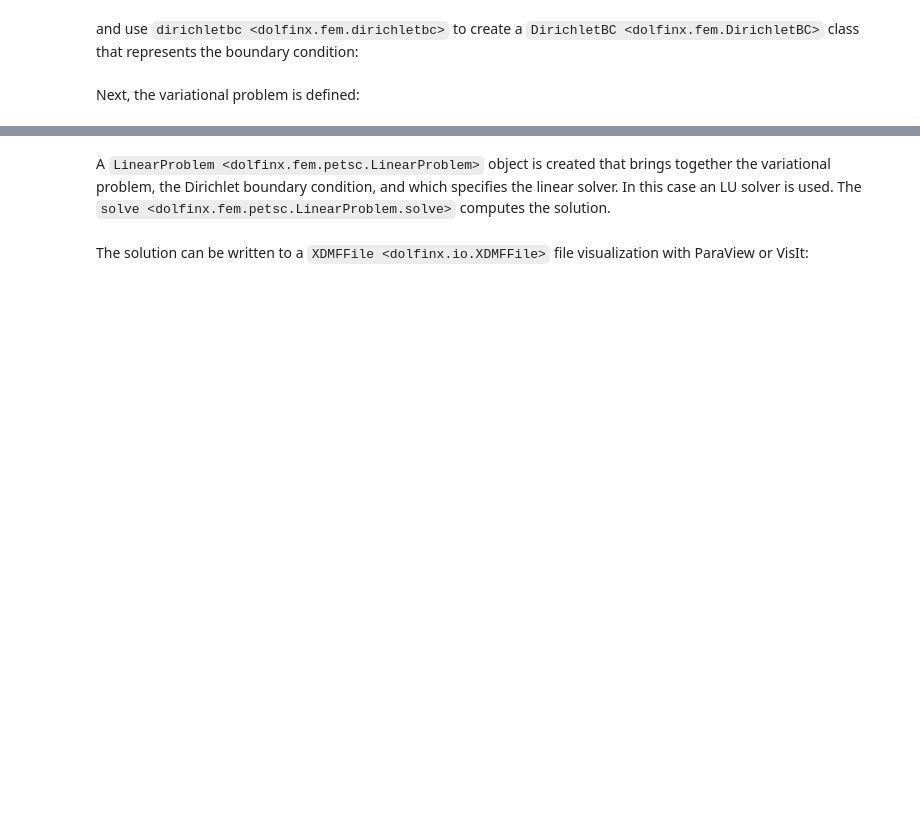
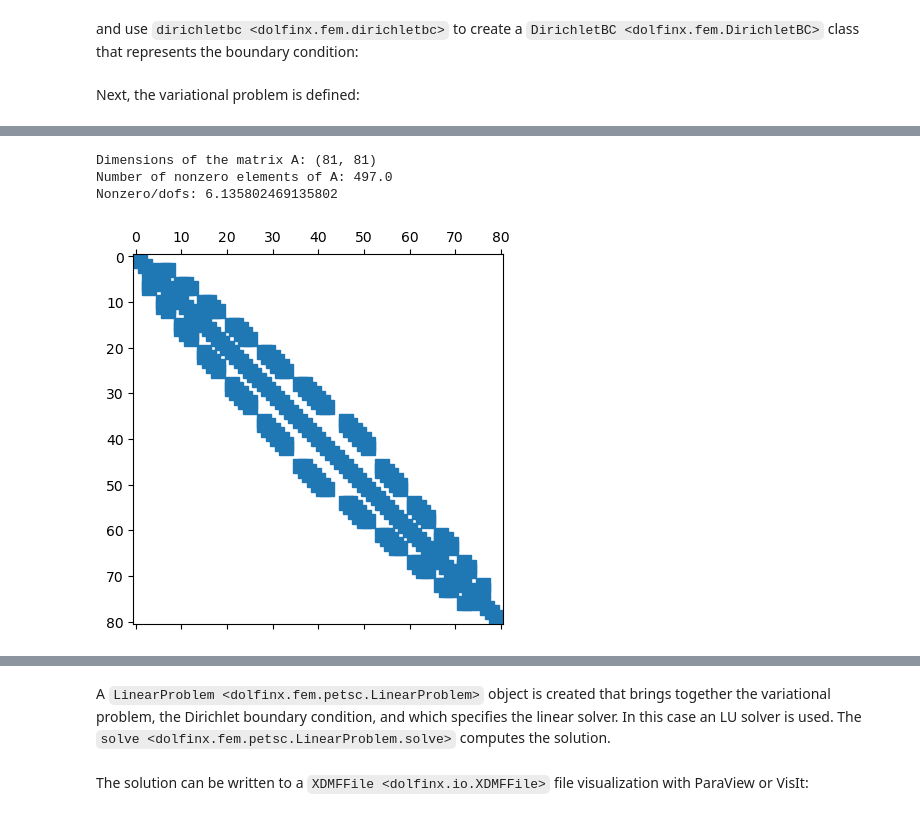
Before and after one commit to carlomr/MEFA2024-2025, a Jupyter notebook: diffusion/poisson.ipynb, the cells around one changed output, grey strips where cells are left out. Saved outputs shown, nothing was run; the diff lists cells and outputs as text; code cells hidden in the pictures; blank space fills up the shorter version.

```diff
--- a/diffusion/poisson.ipynb
+++ b/diffusion/poisson.ipynb
@@ -74,8 +74,8 @@ create a finite element `function space
 # %%
 msh = mesh.create_rectangle(
     comm=MPI.COMM_WORLD,
-    points=((0., 0), (2, 1.0)),
-    n=(32, 16),
+    points=((0., 0), (1.0, 1.0)),
+    n=[8]*2,
     cell_type=mesh.CellType.triangle,
 )
 V = fem.functionspace(msh, ("Lagrange", 1))
@@ -96,7 +96,7 @@ boundary and `False` otherwise.
 facets = mesh.locate_entities_boundary(
     msh,
     dim=(msh.topology.dim - 1),
-    marker=lambda x: np.isclose(x[0], 0) | np.isclose(x[0], 2),
+    marker=lambda x: np.isclose(x[0], 0) | np.isclose(x[0], 1) | np.isclose(x[1], 0) | np.isclose(x[1], 1.),
 )
 # %% [markdown]
 We now find the degrees-of-freedom that are associated with the
@@ -122,0 +151,23 @@ L = inner(f, v) * dx + inner(g, v) * ds
+# %%
+from dolfinx.fem.petsc import assemble_matrix
+A = assemble_matrix(fem.form(a), bcs=[bc])
+A.assemble()
+
+nnz = A.getInfo()['nz_used']
+shape = A.getLocalSize()
+
+print(f"Dimensions of the matrix A: {shape}")
+print(f"Number of nonzero elements of A: {nnz}")
+print(f"Nonzero/dofs: {nnz/shape[0]}")
+
+r, c, v = A.getValuesCSR()
+from scipy.sparse import csr_matrix
+A_sp = csr_matrix((v, c, r), A.getLocalSize())
+import matplotlib.pyplot as plt
+plt.spy(A_sp)
+plt.savefig("sparsity.png")
+# %% [output]
+Dimensions of the matrix A: (81, 81)
+Number of nonzero elements of A: 497.0
+Nonzero/dofs: 6.135802469135802
+[figure, added]
```
Also changed, not shown: parts of 3 cells of this notebook, 4 other files.
